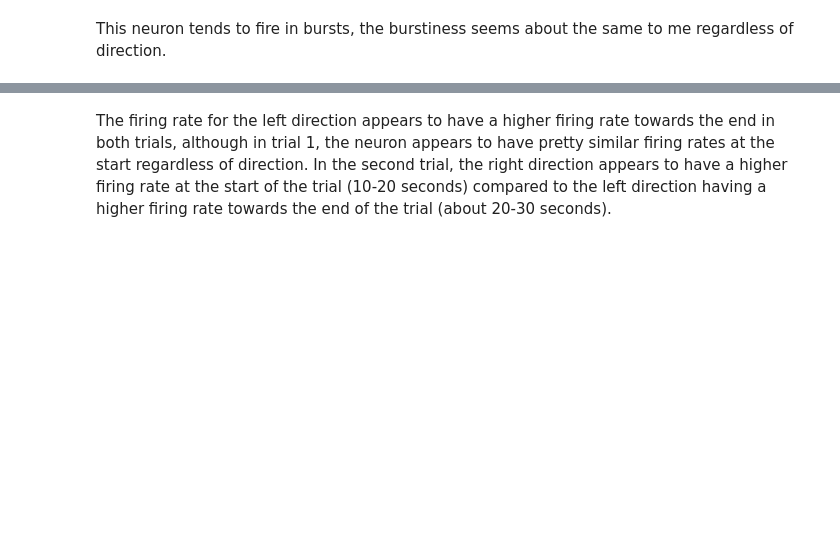
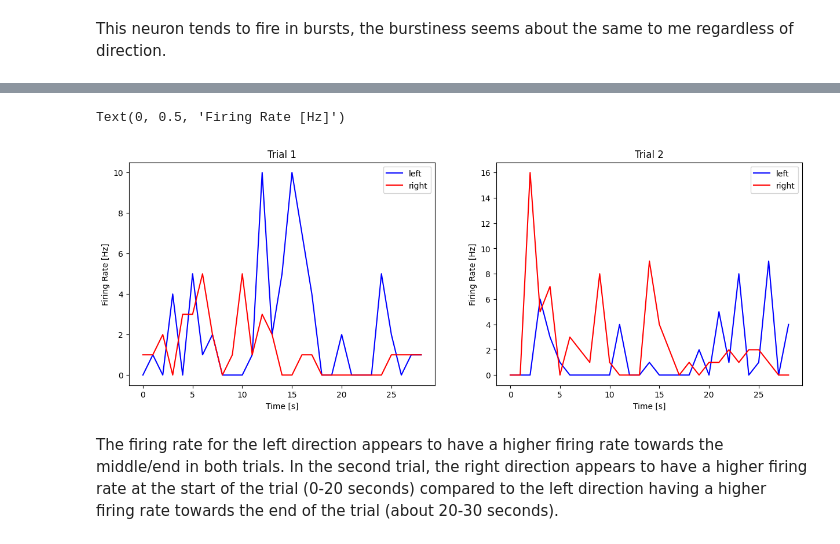
Before and after one commit to sashamontgomery/Neur-265, a Jupyter notebook: coding_homework_5.ipynb, the cells around one changed output, grey strips where cells are left out. Cells and saved outputs as stored; diff of their text form; code cells hidden in the pictures; blank space fills up the shorter version.

```diff
--- a/coding_homework_5.ipynb
+++ b/coding_homework_5.ipynb
@@ -145,2 +109,58 @@ plt.legend()
+# %%
+#firing rate over time
+#firing rate over time for left trial 1
+binsize = 1
+fr_bins = np.arange(0,30,binsize)
+fr_left1 = np.zeros(len(fr_bins)-1)
+for i in range(len(fr_bins)-1):
+  spk_index = (spikes_left_trial1 > fr_bins[i]) & (spikes_left_trial1 < fr_bins[i+1])
+  true_values = spikes_left_trial1[spk_index]
+  fr_left1[i] = (len(true_values))/binsize                                      # Divide number of spikes (timestamps) by our bin size to get firing rate
+
+#firing rate over time for right trial 1
+binsize = 1
+fr_bins = np.arange(0,30,binsize)
+fr_right1 = np.zeros(len(fr_bins)-1)
+for i in range(len(fr_bins)-1):
+  spk_index = (spikes_right_trial1 > fr_bins[i]) & (spikes_right_trial1 < fr_bins[i+1])
+  true_values = spikes_right_trial1[spk_index]
+  fr_right1[i] = (len(true_values))/binsize
+
+#firing rate over time for left trial 2
+binsize = 1
+fr_bins = np.arange(0,30,binsize)
+fr_left2 = np.zeros(len(fr_bins)-1)
+for i in range(len(fr_bins)-1):
+  spk_index = (spikes_left_trial2 > fr_bins[i]) & (spikes_left_trial2 < fr_bins[i+1])
+  true_values = spikes_left_trial2[spk_index]
+  fr_left2[i] = (len(true_values))/binsize
+
+#firing rate over time for right trial 2
+binsize = 1
+fr_bins = np.arange(0,30,binsize)
+fr_right2 = np.zeros(len(fr_bins)-1)
+for i in range(len(fr_bins)-1):
+  spk_index = (spikes_right_trial2 > fr_bins[i]) & (spikes_right_trial2 < fr_bins[i+1])
+  true_values = spikes_right_trial2[spk_index]
+  fr_right2[i] = (len(true_values))/binsize
+
+#plotting firing rates over time
+fig, ax = plt.subplots(1,2,figsize=(15,5))
+ax[0].plot(fr_bins[:-1], fr_left1, color = 'blue', label = 'left')
+ax[0].plot(fr_bins[:-1], fr_right1, color = 'red', label = 'right')
+ax[0].legend()
+ax[0].set_title('Trial 1')
+ax[0].set_xlabel('Time [s]')
+ax[0].set_ylabel('Firing Rate [Hz]')
+
+ax[1].plot(fr_bins[:-1], fr_left2, color = 'blue', label = 'left')
+ax[1].plot(fr_bins[:-1], fr_right2, color = 'red', label = 'right')
+ax[1].legend()
+ax[1].set_title('Trial 2')
+ax[1].set_xlabel('Time [s]')
+ax[1].set_ylabel('Firing Rate [Hz]')
+# %% [output]
+Text(0, 0.5, 'Firing Rate [Hz]')
+[figure, added]
 # %% [markdown]
-The firing rate for the left direction appears to have a higher firing rate towards the end in both trials, although in trial 1, the neuron appears to have pretty similar firing rates at the start regardless of direction. In the second trial, the right direction appears to have a higher firing rate at the start of the trial (10-20 seconds) compared to the left direction having a higher firing rate towards the end of the trial (about 20-30 seconds).
+The firing rate for the left direction appears to have a higher firing rate towards the middle/end in both trials. In the second trial, the right direction appears to have a higher firing rate at the start of the trial (0-20 seconds) compared to the left direction having a higher firing rate towards the end of the trial (about 20-30 seconds).
```
Also changed, not shown: parts of 8 cells of this notebook.
